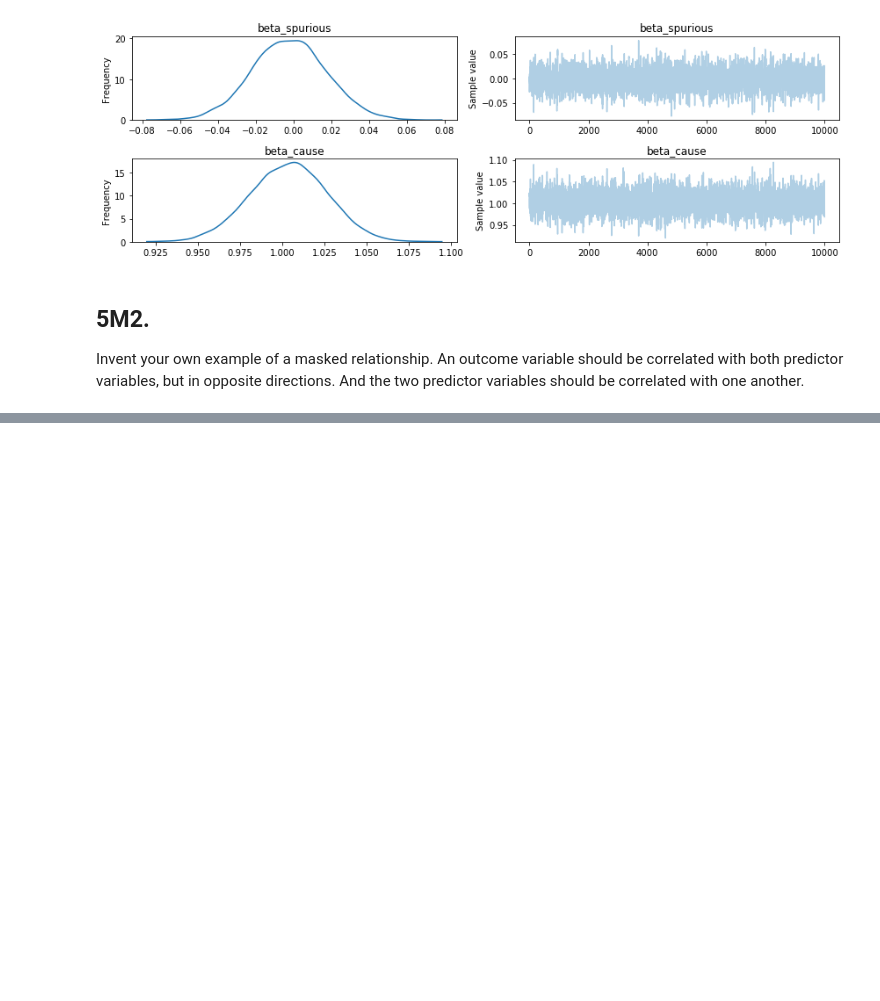
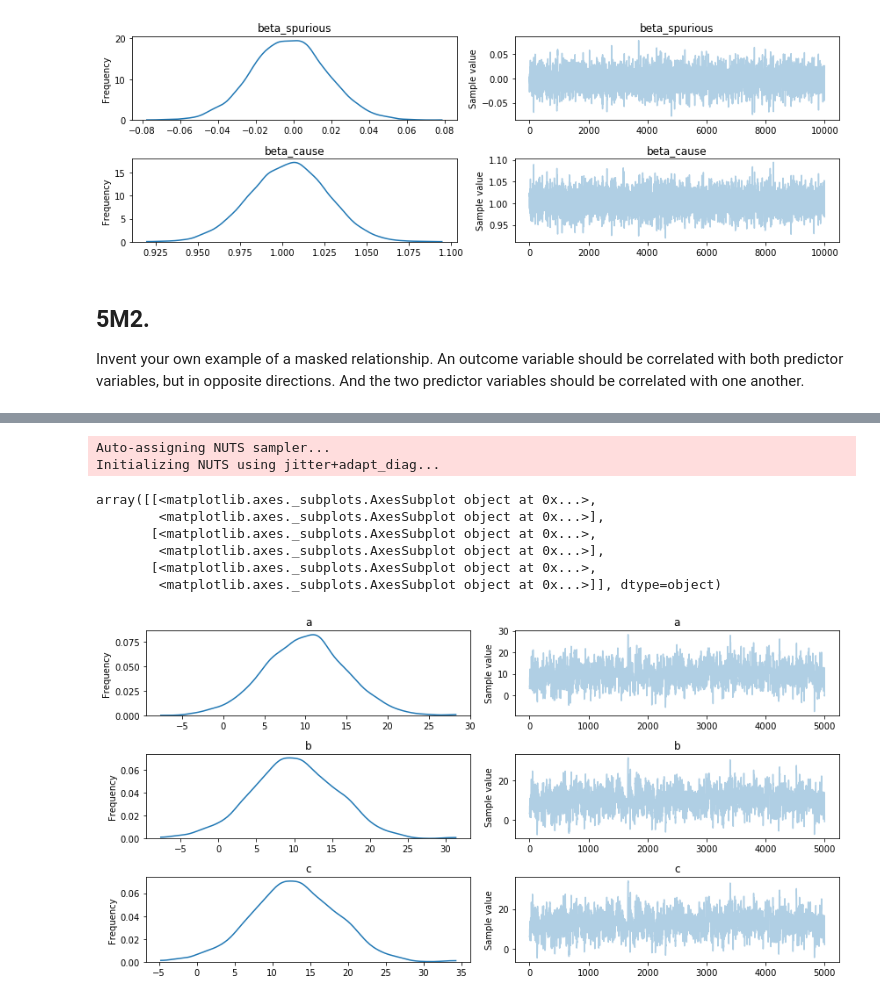
Before and after one commit to Edderic/statistical-rethinking-python-solutions, a Jupyter notebook: ch-5.ipynb, the cells around one changed output, grey strips where cells are left out. Cells and saved outputs as stored; diff of their text form; code cells hidden in the pictures; blank space fills up the shorter version.

```diff
--- a/ch-5.ipynb
+++ b/ch-5.ipynb
@@ -152,0 +222,22 @@ Invent your own example of a masked relationship. An outcome variable should be
+# %%
+with pm.Model() as model_full_5m2:
+    a = pm.Normal('a', 10,5)
+    b = pm.Normal('b', a, 3)
+    c = pm.Normal('c', 3 + a, 10)
+    d = pm.Normal('d', b-c, 5,
+                  observed=vars_5m2['d'])
+
+    model_full_5m2_trace = pm.sample(5000)
+# %% [output]
+Auto-assigning NUTS sampler...
+Initializing NUTS using jitter+adapt_diag...
+# %%
+pm.traceplot(model_full_5m2_trace)
+# %% [output]
+array([[<matplotlib.axes._subplots.AxesSubplot object at 0x...>,
+        <matplotlib.axes._subplots.AxesSubplot object at 0x...>],
+       [<matplotlib.axes._subplots.AxesSubplot object at 0x...>,
+        <matplotlib.axes._subplots.AxesSubplot object at 0x...>],
+       [<matplotlib.axes._subplots.AxesSubplot object at 0x...>,
+        <matplotlib.axes._subplots.AxesSubplot object at 0x...>]], dtype=object)
+[figure, added]
```
Also changed, not shown: parts of 12 cells of this notebook.
